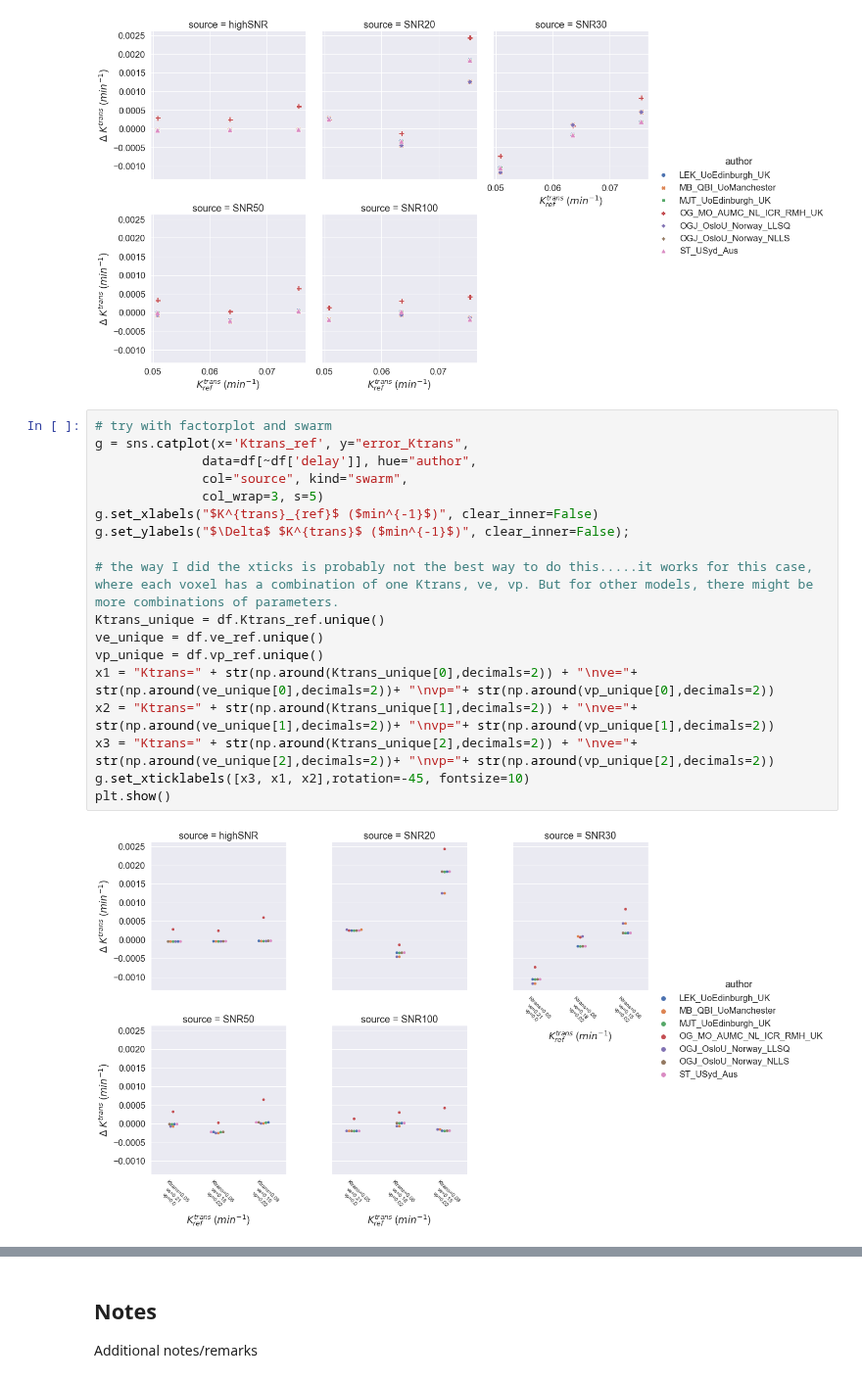
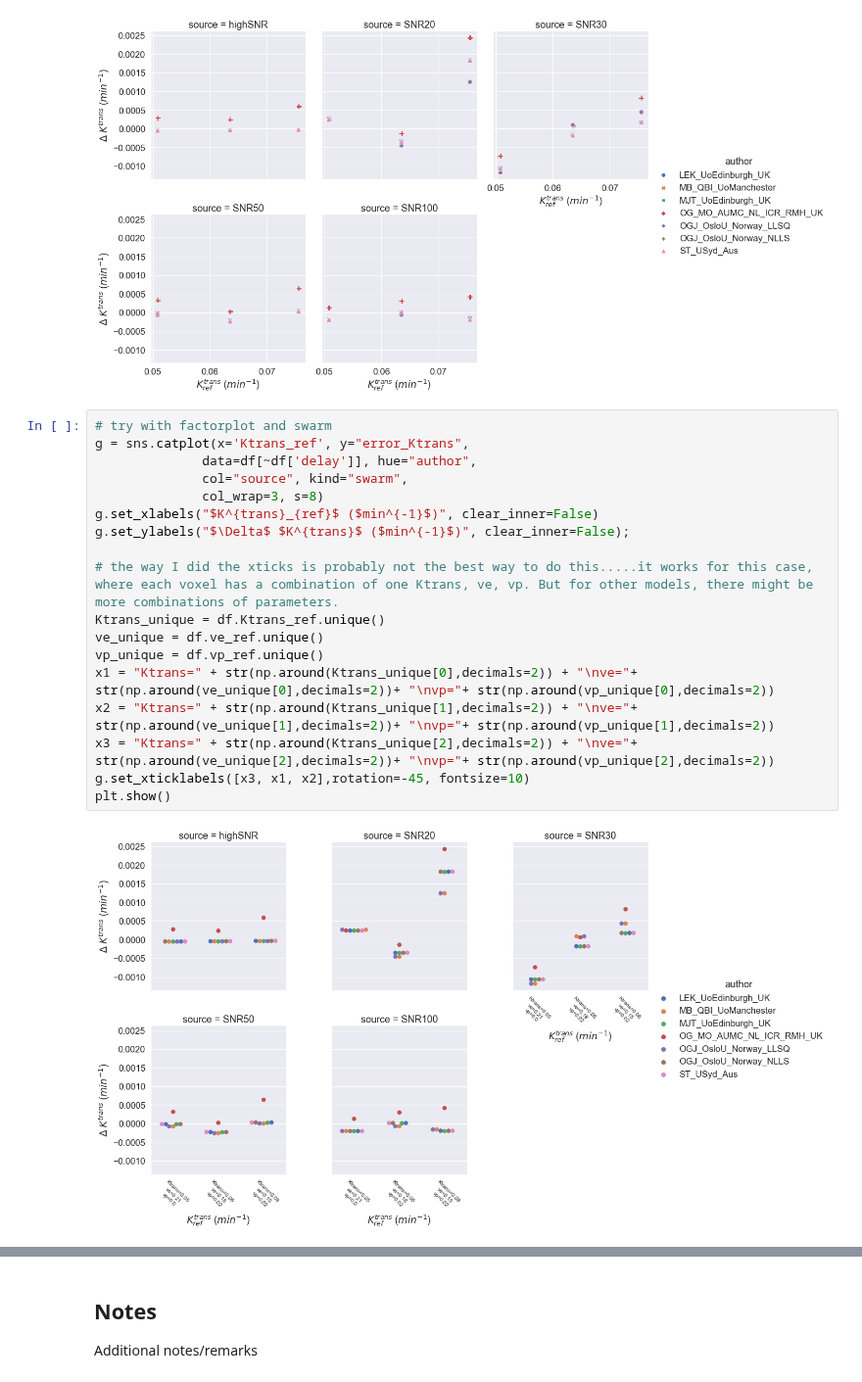
Before and after one commit to OSIPI/DCE-DSC-MRI_CodeCollection, a Jupyter notebook: notebooks/ExtendedToftsModel.ipynb, the cells around one changed output, grey strips where cells are left out. Shown at 98% size. Drawn from its saved outputs; the diff is of its cells as text.

Commit message:
added another example for difference plot

```diff
--- a/notebooks/ExtendedToftsModel.ipynb
+++ b/notebooks/ExtendedToftsModel.ipynb
@@ -301,20 +301,20 @@ rel_fig.set_ylabels("$\Delta$ $K^{trans}$ ($min^{-1}$)", clear_inner=False);
 # %%
 # try with factorplot and swarm
 g = sns.catplot(x='Ktrans_ref', y="error_Ktrans",
               data=df[~df['delay']], hue="author",
               col="source", kind="swarm",
-              col_wrap=3, s=5)
+              col_wrap=3, s=8)
 g.set_xlabels("$K^{trans}_{ref}$ ($min^{-1}$)", clear_inner=False)
 g.set_ylabels("$\Delta$ $K^{trans}$ ($min^{-1}$)", clear_inner=False);
 
 # the way I did the xticks is probably not the best way to do this.....it works for this case, where each voxel has a combination of one Ktrans, ve, vp. But for other models, there might be more combinations of parameters.
 Ktrans_unique = df.Ktrans_ref.unique()
 ve_unique = df.ve_ref.unique()
 vp_unique = df.vp_ref.unique()
 x1 = "Ktrans=" + str(np.around(Ktrans_unique[0],decimals=2)) + "\nve="+ str(np.around(ve_unique[0],decimals=2))+ "\nvp="+ str(np.around(vp_unique[0],decimals=2))
 x2 = "Ktrans=" + str(np.around(Ktrans_unique[1],decimals=2)) + "\nve="+ str(np.around(ve_unique[1],decimals=2))+ "\nvp="+ str(np.around(vp_unique[1],decimals=2))
 x3 = "Ktrans=" + str(np.around(Ktrans_unique[2],decimals=2)) + "\nve="+ str(np.around(ve_unique[2],decimals=2))+ "\nvp="+ str(np.around(vp_unique[2],decimals=2))
 g.set_xticklabels([x3, x1, x2],rotation=-45, fontsize=10)
 plt.show()
 # %% [output]
-[figure, old version]
+[figure, new version]
```
Also changed, not shown: parts of 1 cell of this notebook.
